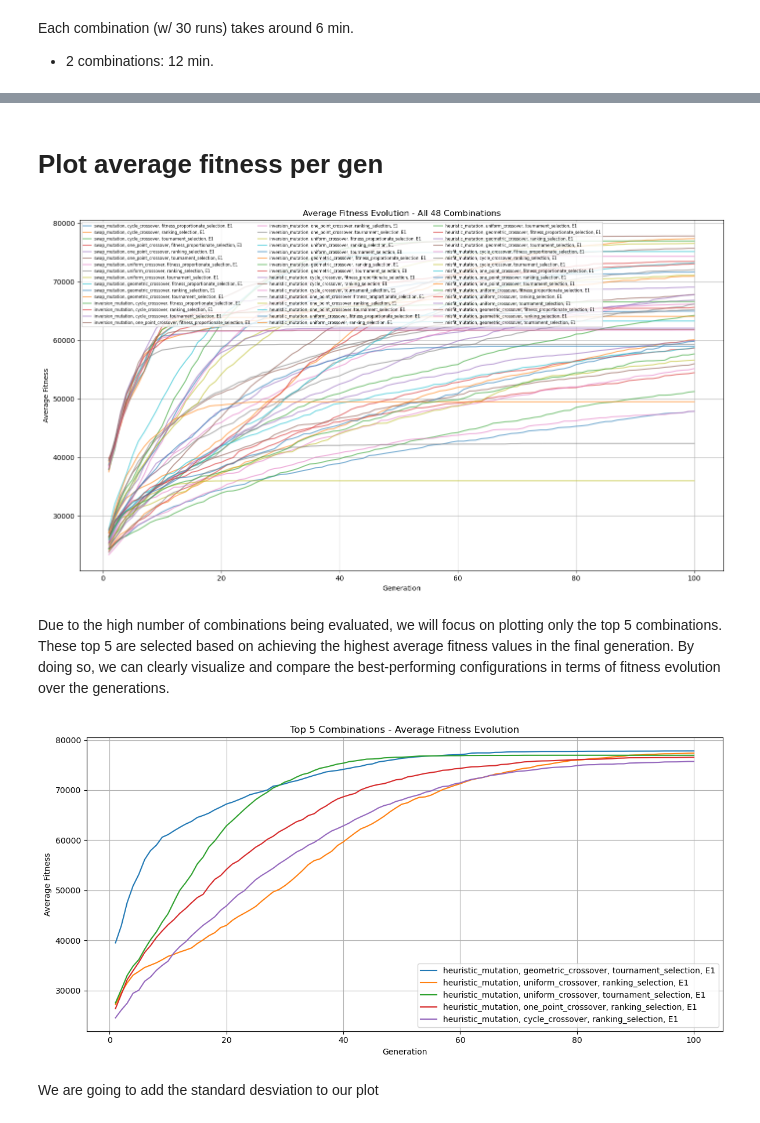
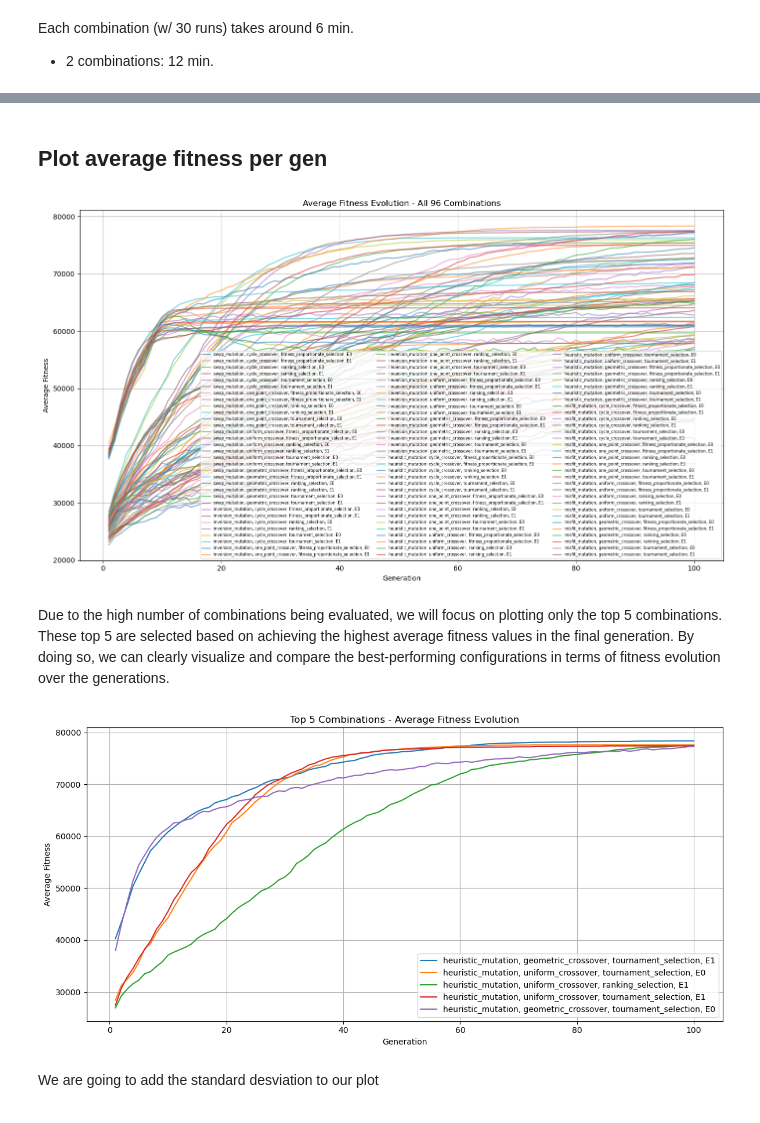
Before and after one commit to joanaefsteves/CIFO_Project, a Jupyter notebook: Wedding Notebook.ipynb, the cells around one changed output, grey strips where cells are left out. Saved outputs shown, nothing was run; the diff lists cells and outputs as text; code cells hidden in the pictures.

Commit message:
plots

```diff
--- a/Wedding Notebook.ipynb
+++ b/Wedding Notebook.ipynb
@@ -100,0 +110,20 @@ fitness_per_run= pd.read_csv("fitness_per_run.csv")
+# %%
+def plot_avg_fitness_by_operator(df, operator_name):
+    grouped = df.groupby([operator_name, "generation"])["avg_fitness"].mean().reset_index()
+
+    plt.figure(figsize=(10, 5))
+    for op in grouped[operator_name].unique():
+        subset = grouped[grouped[operator_name] == op]
+        plt.plot(subset["generation"], subset["avg_fitness"], label=op)
+
+    plt.title(f"Average Fitness per Generation by {operator_name.capitalize()}")
+    plt.xlabel("Generation")
+    plt.ylabel("Average Fitness")
+    plt.legend(title=operator_name.capitalize(), loc="lower right")
+    plt.grid(True)
+    plt.tight_layout()
+    plt.show()
+
+# Plot para cada operador
+for operator in ["selection", "mutation", "crossover"]:
+    plot_avg_fitness_by_operator(avg_fitness_per_gen, operator)
@@ -101,27 +134,27 @@ fitness_per_run= pd.read_csv("fitness_per_run.csv")
 # %% [markdown]
-# Plot average fitness per gen
+## Plot average fitness per gen
 # %%
 avg_fitness_per_gen["combination"] = avg_fitness_per_gen.apply(
-    lambda row: f"{row['mutation']}, {row['crossover']}, {row['selection']}, E{row['elitism']}",
+    lambda row: f"{row["mutation"]}, {row["crossover"]}, {row["selection"]}, E{row["elitism"]}",
     axis=1
 )
 
 # Plot all 48 curves
 plt.figure(figsize=(14, 8))
 
 for combo in avg_fitness_per_gen["combination"].unique():
     subset = avg_fitness_per_gen[avg_fitness_per_gen["combination"] == combo]
     plt.plot(subset["generation"], subset["avg_fitness"], label=combo, alpha=0.6)
 
 plt.xlabel("Generation")
 plt.ylabel("Average Fitness")
-plt.title("Average Fitness Evolution - All 48 Combinations")
+plt.title("Average Fitness Evolution - All 96 Combinations")
 plt.grid(True)
 plt.tight_layout()
-plt.legend(fontsize="xx-small", ncol=3, loc="upper left")
+plt.legend(fontsize="xx-small", ncol=3, loc="lower right")
 plt.show()
 # %% [output]
-[figure, old version]
+[figure, new version]
 # %% [markdown]
 Due to the high number of combinations being evaluated, we will focus on plotting only the top 5 combinations. These top 5 are selected based on achieving the highest average fitness values in the final generation. By doing so, we can clearly visualize and compare the best-performing configurations in terms of fitness evolution over the generations.
 # %%
@@ -148,7 +181,7 @@ plt.grid(True)
 plt.tight_layout()
 plt.show()
 # %% [output]
-[figure, old version]
+[figure, new version]
 # %% [markdown]
 We are going to add the standard desviation to our plot
 # %%
```
Also changed, not shown: parts of 8 cells of this notebook.
